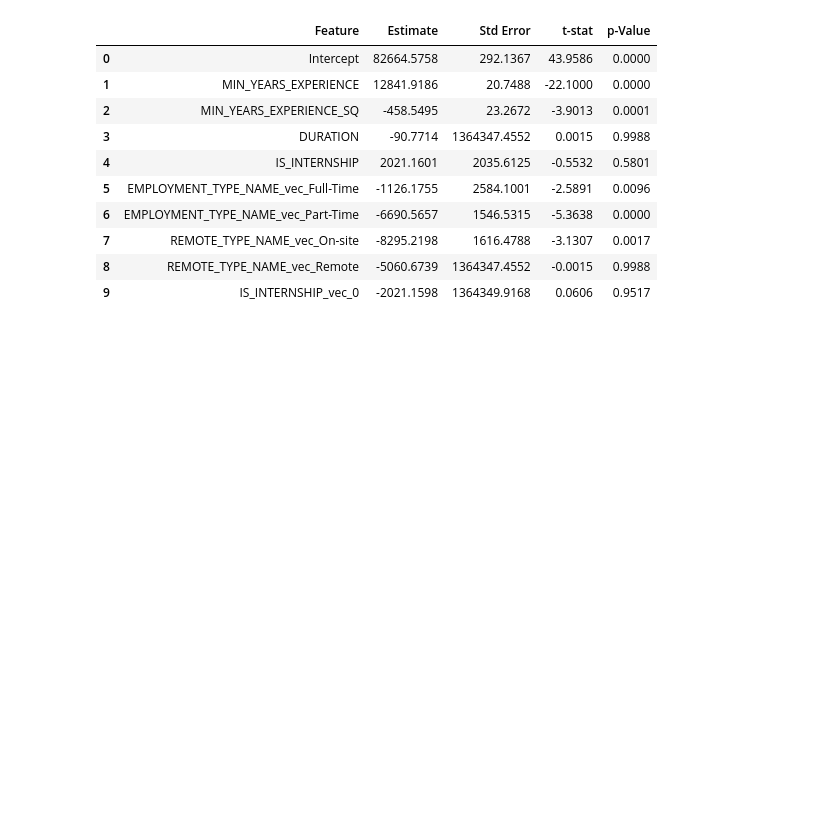
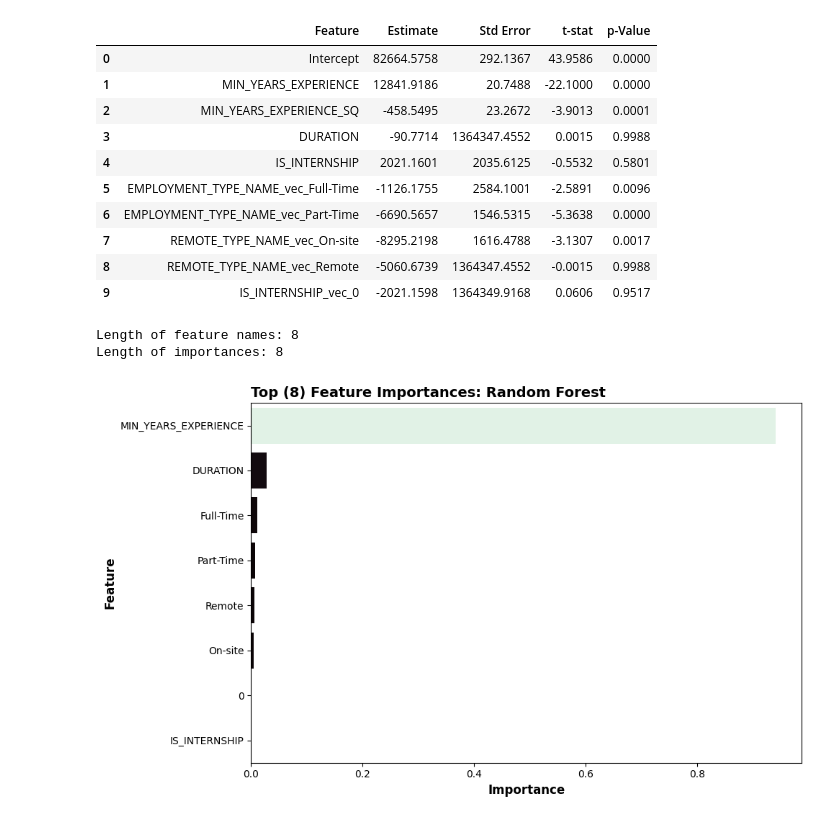
Before and after one commit to met-ad-688/assignment-04-dakotalder, a Jupyter notebook: assignment04-dkalder.ipynb, the cells around one changed output. Saved outputs shown, nothing was run; the diff lists cells and outputs as text; code cells hidden in the pictures; blank space fills up the shorter version.

Commit message:
Added Random Forest model and seaborn plot for feature importance

```diff
--- a/assignment04-dkalder.ipynb
+++ b/assignment04-dkalder.ipynb
@@ -499,3 +499,76 @@ HTML(poly_coef_table.to_html())
 | 7 | REMOTE_TYPE_NAME_vec_On-site | -8295.2198 | 1616.4788 | -3.1307 | 0.0017 |
 | 8 | REMOTE_TYPE_NAME_vec_Remote | -5060.6739 | 1364347.4552 | -0.0015 | 0.9988 |
 | 9 | IS_INTERNSHIP_vec_0 | -2021.1598 | 1364349.9168 | 0.0606 | 0.9517 |
+# %%
+#Random Forest Regression
+
+from pyspark.ml.regression import RandomForestRegressor
+
+rf = RandomForestRegressor(featuresCol="features", labelCol="SALARY",numTrees=100, maxDepth=4, seed=42)
+
+rf_model = rf.fit(regression_train_data.select("SALARY", "features"))
+
+rf_predictions = rf_model.transform(regression_test_data.select("SALARY", "features"))
+# %%
+#Plotting Feature Importances
+
+import matplotlib.pyplot as plt
+import seaborn as sns
+
+def get_actual_feature_names(df, assembler, encoded_cols):
+    full_feature_names = []
+
+    for col_name in assembler.getInputCols():
+        if col_name in encoded_cols:
+            try:
+                attr_meta = df.schema[col_name].metadata['ml_attr']['attrs']
+                for attr_group in attr_meta.values():
+                    for attr in attr_group:
+                        full_feature_names.append(attr['name'])
+            except:
+                full_feature_names.append(col_name)
+        else:
+            full_feature_names.append(col_name)
+    return full_feature_names
+encoded_cols = [f"{col}_vec" for col in categorical_columns]
+feature_names = get_actual_feature_names(regression_train_data, assembler, encoded_cols)
+importances = rf_model.featureImportances.toArray()
+
+print("Length of feature names:", len(feature_names))
+print("Length of importances:", len(importances))
+# %% [output]
+Length of feature names: 8
+Length of importances: 8
+# %%
+#| eval: true
+#| echo: false
+#| fig-align: center
+
+def clean_feature_name(feature_list):
+    clean_names = []
+    for name in feature_list:
+        if isinstance(name, list):
+            clean_names.append(", ".join(str(n) for n in name))
+        elif isinstance(name, str) and name.startswith("["):
+            clean_names.append(name.replace("[","").replace("]", "").replace("'", "").replace("'",'').strip())
+        else:
+            clean_names.append(str(name))
+    return clean_names
+
+importance_df = pd.DataFrame({
+    "Feature": feature_names,
+    "Importance": importances
+}).sort_values(by="Importance", ascending=False)
+
+importance_df["Feature"] = clean_feature_name(importance_df["Feature"])
+
+plt.figure(figsize=(10, 6))
+sns.barplot(data=importance_df, x="Importance", y="Feature", hue="Importance", palette="mako", legend=False)
+plt.title("Top (8) Feature Importances: Random Forest", fontsize=14, fontweight='bold', loc='left')
+plt.xlabel("Importance", fontsize=12, fontweight='bold')
+plt.ylabel("Feature", fontsize=12, fontweight='bold')
+plt.tight_layout()
+plt.savefig("output/rf_feature_importance.png", dpi=300)
+plt.show()
+# %% [output]
+[figure, added]
```
Also changed, not shown: 1 other file.
